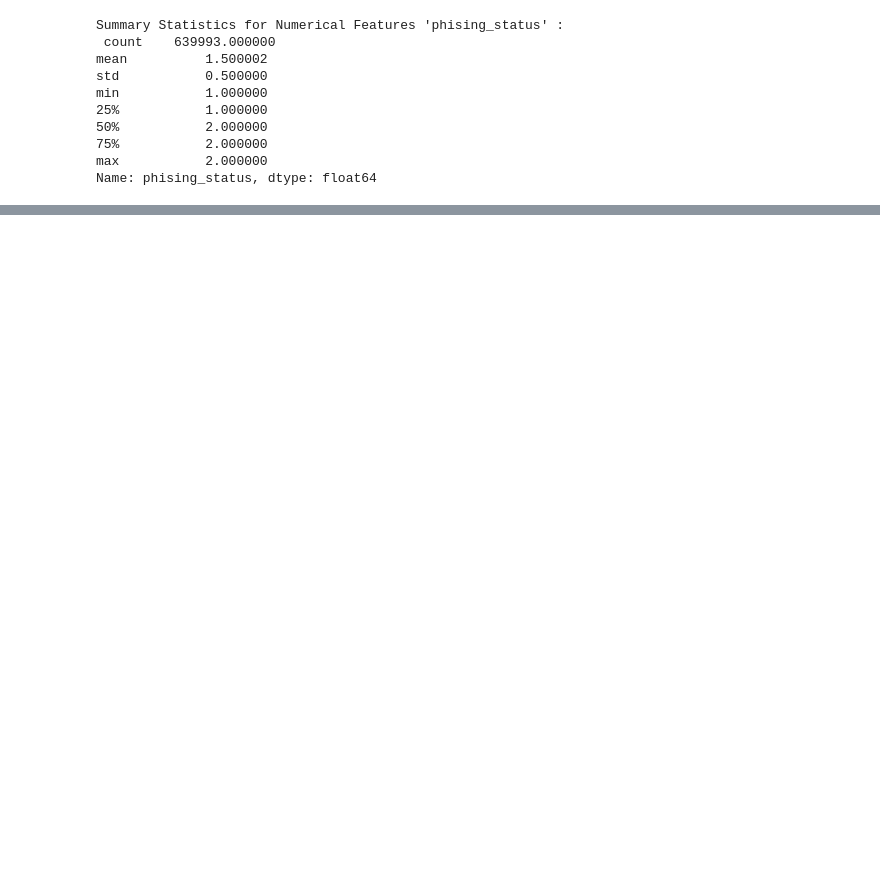
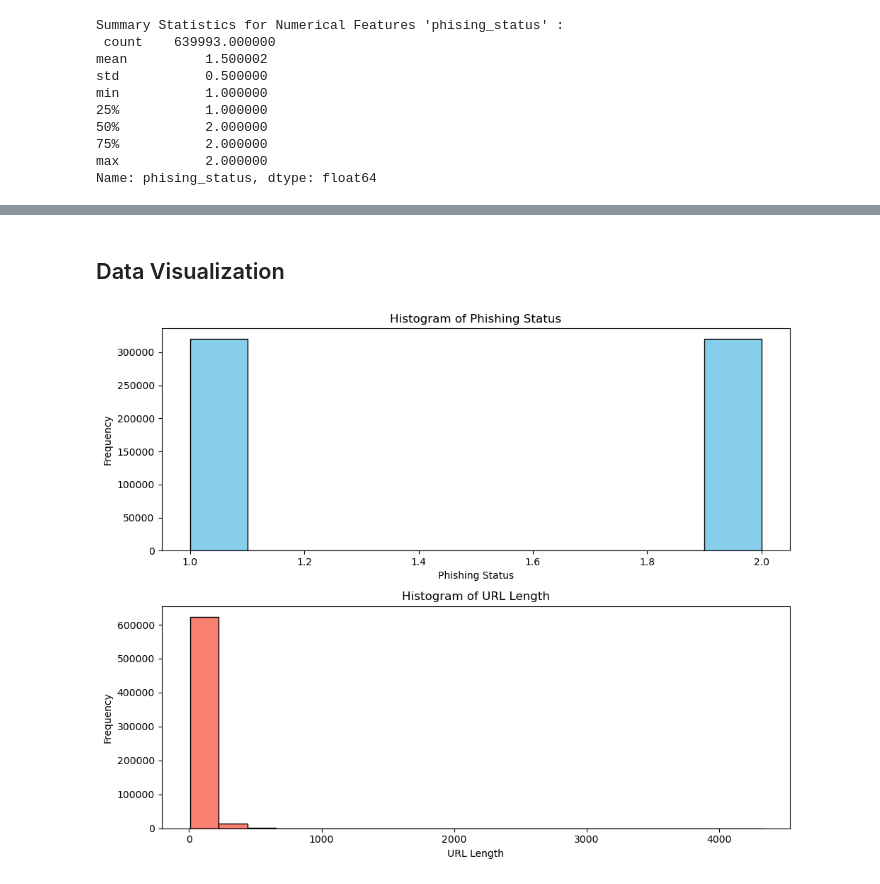
Before and after one commit to deepakthakur-92/phisingURL_NLP_based_classification, a Jupyter notebook: research/trails.ipynb, the cells around one changed output, grey strips where cells are left out. Saved outputs shown, nothing was run; the diff lists cells and outputs as text; code cells hidden in the pictures; blank space fills up the shorter version.

```diff
--- a/research/trails.ipynb
+++ b/research/trails.ipynb
@@ -152,8 +154,3 @@ df3.head(5)
 | 4 | 2 | http://www.firstfivenebraska.org/... | (http, www.firstfivenebraska.org,... | http | www.firstfivenebraska.org | /blog/article/covid-19-daily-digest |  | .xnvphyhkjiu |
 # %% [markdown]
 * After separating the protocol(scheme), domain(netloc), path, query_params(query), fragement form parsed_url, we can see most of the values in query_params and fragement is empty so need to fill these values.
-# %%
-# replacing empty value with None
-
-df3['query_params'] = df3['query_params'].replace('', "<UNK>")
-df3['fragement'] = df3['fragement'].replace('', "<UNK>")
@@ -193,0 +211,7 @@ Name: phising_status, dtype: float64
+# %%
+# replacing empty value with <UNK> for 'unknown'
+
+features = ['protocol', 'domain', 'path', 'query_params', 'fragement']
+
+for feature in features:
+    df3[feature] = df3[feature].replace('', "<UNK>")
@@ -193,0 +238,13 @@ Name: phising_status, dtype: float64
+# %%
+# extracting the length of the URLs so we see if there is any relation between url length and phising_status
+# extracted the domain name to check any pattern between domain and phising_url
+
+def get_url_length(url):
+    return len(url)
+
+df3['url_length'] = df3['phising_urls'].apply(get_url_length)
+
+def get_domain_extension(domain):
+    return domain.split('.')[-1]
+
+df3['domain_extension'] = df3['domain'].apply(get_domain_extension)
@@ -193,0 +267,20 @@ Name: phising_status, dtype: float64
+# %% [markdown]
+## Data Visualization
+# %%
+# histogram for the numerical features 'phising_status' and 'url_length'
+
+fig, axs = plt.subplots(2, 1, figsize=(10, 8))
+
+axs[0].hist(df3['phising_status'], bins=10, color='skyblue', edgecolor='black')
+axs[0].set_title('Histogram of Phishing Status')
+axs[0].set_xlabel('Phishing Status')
+axs[0].set_ylabel('Frequency')
+
+axs[1].hist(df3['url_length'], bins=20, color='salmon', edgecolor='black')
+axs[1].set_title('Histogram of URL Length')
+axs[1].set_xlabel('URL Length')
+axs[1].set_ylabel('Frequency')
+plt.tight_layout()
+plt.show()
+# %% [output]
+[figure, added]
```
Also changed, not shown: parts of 20 cells of this notebook.
